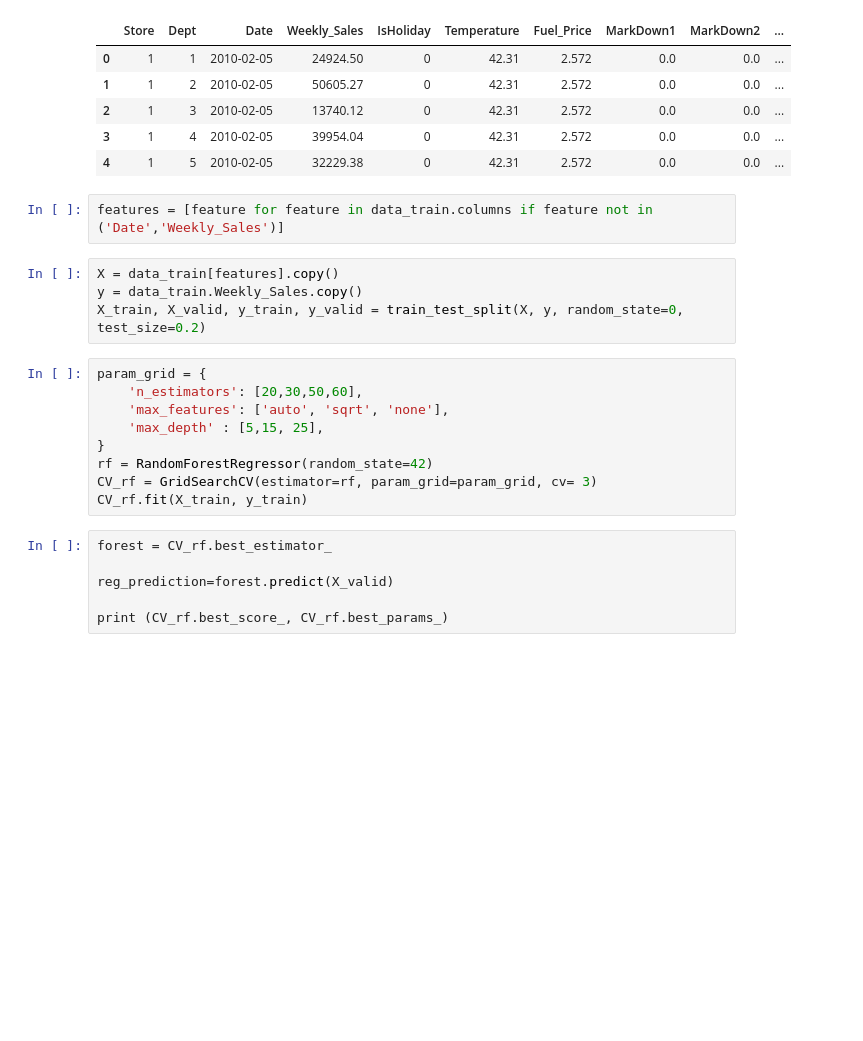
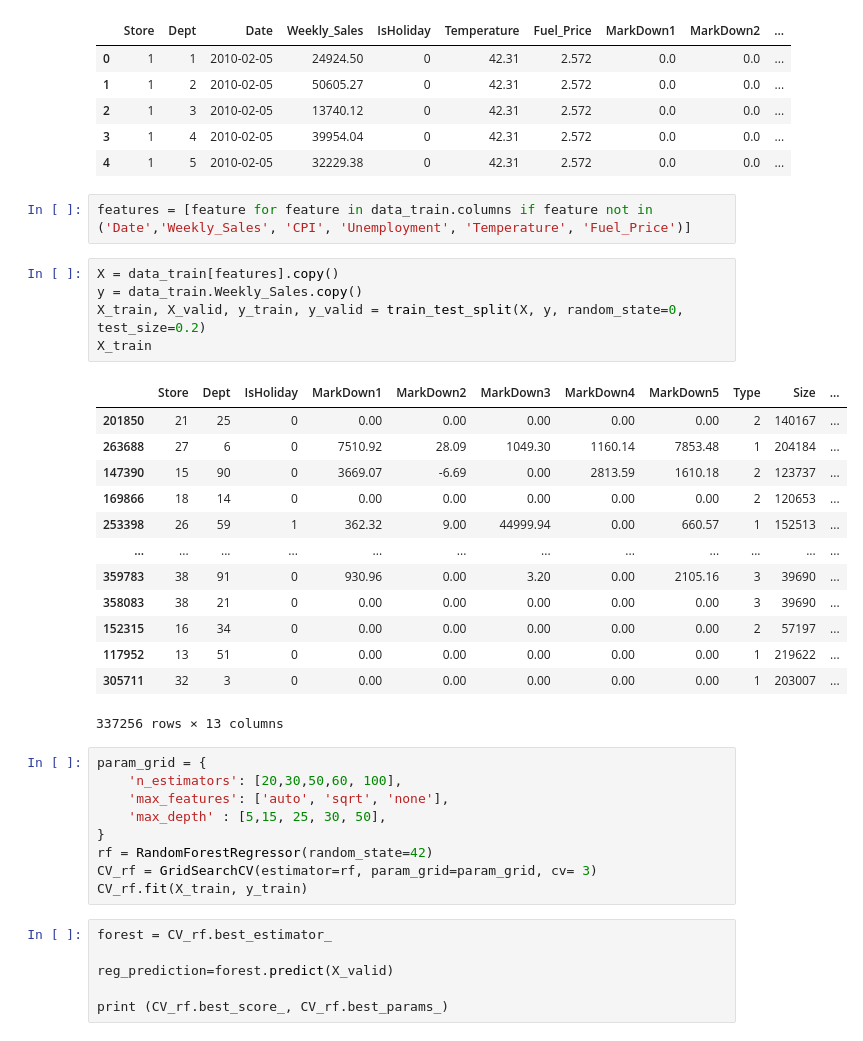
Before and after one commit to Long122k/BI, a Jupyter notebook: walmart-recruiting-store-sales-forecasting/BI.ipynb, the cells around one changed output. Drawn from its saved outputs; the diff is of its cells as text; blank space fills up the shorter version.

```diff
--- a/walmart-recruiting-store-sales-forecasting/BI.ipynb
+++ b/walmart-recruiting-store-sales-forecasting/BI.ipynb
@@ -249,16 +249,31 @@ data_train.head()
 | 3 | 1 | 4 | 2010-02-05 | 39954.04 | 0 | 42.31 | 2.572 | 0.0 | 0.0 | ... |
 | 4 | 1 | 5 | 2010-02-05 | 32229.38 | 0 | 42.31 | 2.572 | 0.0 | 0.0 | ... |
 # %%
-features = [feature for feature in data_train.columns if feature not in ('Date','Weekly_Sales')]
+features = [feature for feature in data_train.columns if feature not in ('Date','Weekly_Sales', 'CPI', 'Unemployment', 'Temperature', 'Fuel_Price')]
 # %%
 X = data_train[features].copy()
 y = data_train.Weekly_Sales.copy()
 X_train, X_valid, y_train, y_valid = train_test_split(X, y, random_state=0, test_size=0.2)
+X_train
+# %% [output]
+|  | Store | Dept | IsHoliday | MarkDown1 | MarkDown2 | MarkDown3 | MarkDown4 | MarkDown5 | Type | Size | ... |
+| 201850 | 21 | 25 | 0 | 0.00 | 0.00 | 0.00 | 0.00 | 0.00 | 2 | 140167 | ... |
+| 263688 | 27 | 6 | 0 | 7510.92 | 28.09 | 1049.30 | 1160.14 | 7853.48 | 1 | 204184 | ... |
+| 147390 | 15 | 90 | 0 | 3669.07 | -6.69 | 0.00 | 2813.59 | 1610.18 | 2 | 123737 | ... |
+| 169866 | 18 | 14 | 0 | 0.00 | 0.00 | 0.00 | 0.00 | 0.00 | 2 | 120653 | ... |
+| 253398 | 26 | 59 | 1 | 362.32 | 9.00 | 44999.94 | 0.00 | 660.57 | 1 | 152513 | ... |
+| ... | ... | ... | ... | ... | ... | ... | ... | ... | ... | ... | ... |
+| 359783 | 38 | 91 | 0 | 930.96 | 0.00 | 3.20 | 0.00 | 2105.16 | 3 | 39690 | ... |
+| 358083 | 38 | 21 | 0 | 0.00 | 0.00 | 0.00 | 0.00 | 0.00 | 3 | 39690 | ... |
+| 152315 | 16 | 34 | 0 | 0.00 | 0.00 | 0.00 | 0.00 | 0.00 | 2 | 57197 | ... |
+| 117952 | 13 | 51 | 0 | 0.00 | 0.00 | 0.00 | 0.00 | 0.00 | 1 | 219622 | ... |
+| 305711 | 32 | 3 | 0 | 0.00 | 0.00 | 0.00 | 0.00 | 0.00 | 1 | 203007 | ... |
+337256 rows × 13 columns
 # %%
 param_grid = {
-    'n_estimators': [20,30,50,60],
+    'n_estimators': [20,30,50,60, 100],
     'max_features': ['auto', 'sqrt', 'none'],
-    'max_depth' : [5,15, 25],
+    'max_depth' : [5,15, 25, 30, 50],
 }
 rf = RandomForestRegressor(random_state=42)
 CV_rf = GridSearchCV(estimator=rf, param_grid=param_grid, cv= 3)
```
Also changed, not shown: parts of 3 cells of this notebook.
